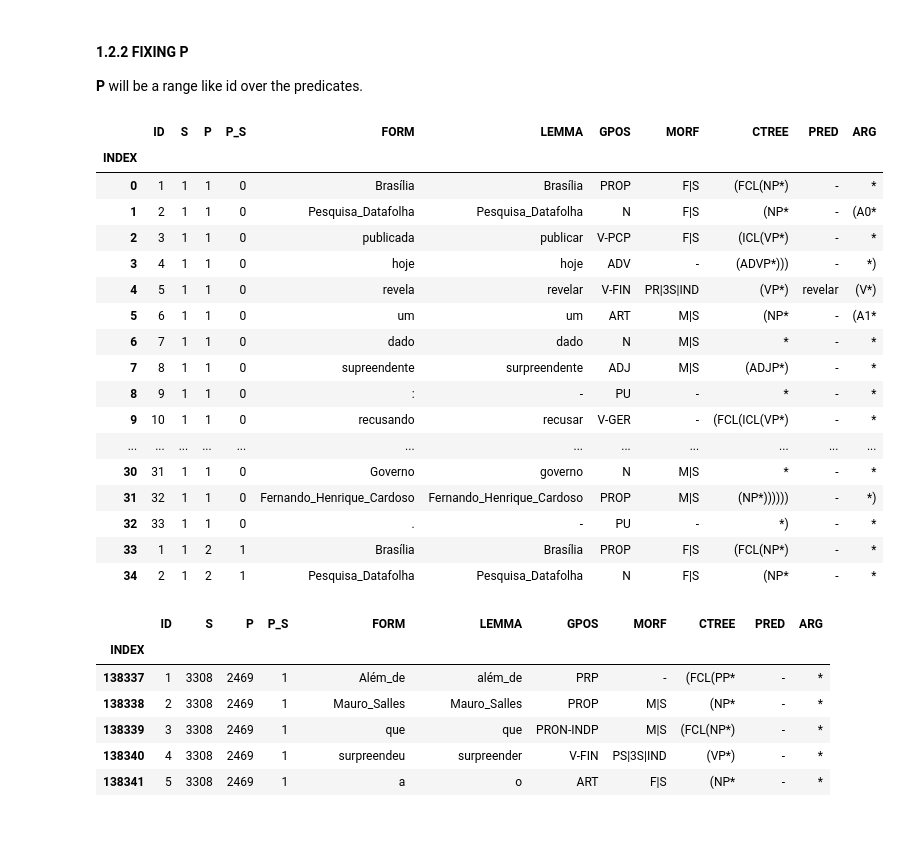
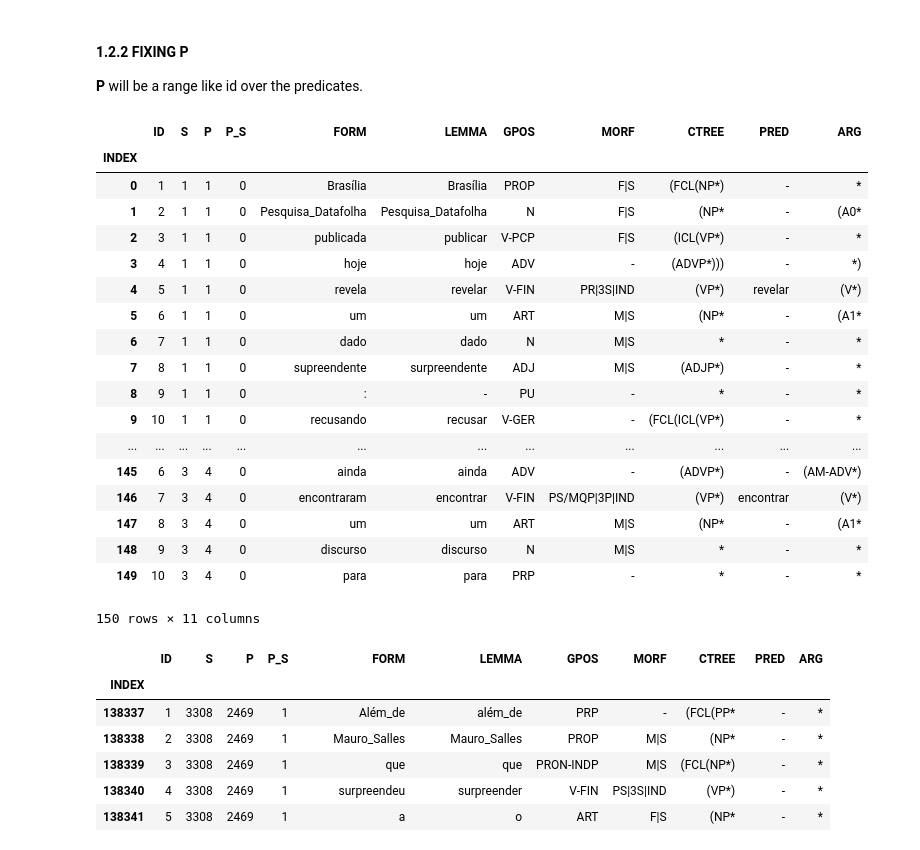
Before and after one commit to guilhermevarela/deep_srlbr, a Jupyter notebook: notebooks/01 PropBankBr Builder v1.0.ipynb, the cells around one changed output. Cells and saved outputs as stored; diff of their text form; code cells hidden in the pictures.

```diff
--- a/notebooks/01 PropBankBr Builder v1.0.ipynb
+++ b/notebooks/01 PropBankBr Builder v1.0.ipynb
@@ -174,26 +174,27 @@ def fix_p(df):
     return df
 # %%
 df = fix_p(df)
-df.head(35)
+df.head(150)
 # %% [output]
 |  | ID | S | P | P_S | FORM | LEMMA | GPOS | MORF | CTREE | PRED | ARG |
 | INDEX |  |  |  |  |  |  |  |  |  |  |  |
 | 0 | 1 | 1 | 1 | 0 | Brasília | Brasília | PROP | F|S | (FCL(NP*) | - | * |
 | 1 | 2 | 1 | 1 | 0 | Pesquisa_Datafolha | Pesquisa_Datafolha | N | F|S | (NP* | - | (A0* |
 | 2 | 3 | 1 | 1 | 0 | publicada | publicar | V-PCP | F|S | (ICL(VP*) | - | * |
 | 3 | 4 | 1 | 1 | 0 | hoje | hoje | ADV | - | (ADVP*))) | - | *) |
 | 4 | 5 | 1 | 1 | 0 | revela | revelar | V-FIN | PR|3S|IND | (VP*) | revelar | (V*) |
 | 5 | 6 | 1 | 1 | 0 | um | um | ART | M|S | (NP* | - | (A1* |
 | 6 | 7 | 1 | 1 | 0 | dado | dado | N | M|S | * | - | * |
 | 7 | 8 | 1 | 1 | 0 | supreendente | surpreendente | ADJ | M|S | (ADJP*) | - | * |
 | 8 | 9 | 1 | 1 | 0 | : | - | PU | - | * | - | * |
 | 9 | 10 | 1 | 1 | 0 | recusando | recusar | V-GER | - | (FCL(ICL(VP*) | - | * |
 | ... | ... | ... | ... | ... | ... | ... | ... | ... | ... | ... | ... |
-| 30 | 31 | 1 | 1 | 0 | Governo | governo | N | M|S | * | - | * |
-| 31 | 32 | 1 | 1 | 0 | Fernando_Henrique_Cardoso | Fernando_Henrique_Cardoso | PROP | M|S | (NP*)))))) | - | *) |
-| 32 | 33 | 1 | 1 | 0 | . | - | PU | - | *) | - | * |
-| 33 | 1 | 1 | 2 | 1 | Brasília | Brasília | PROP | F|S | (FCL(NP*) | - | * |
-| 34 | 2 | 1 | 2 | 1 | Pesquisa_Datafolha | Pesquisa_Datafolha | N | F|S | (NP* | - | * |
+| 145 | 6 | 3 | 4 | 0 | ainda | ainda | ADV | - | (ADVP*) | - | (AM-ADV*) |
+| 146 | 7 | 3 | 4 | 0 | encontraram | encontrar | V-FIN | PS/MQP|3P|IND | (VP*) | encontrar | (V*) |
+| 147 | 8 | 3 | 4 | 0 | um | um | ART | M|S | (NP* | - | (A1* |
+| 148 | 9 | 3 | 4 | 0 | discurso | discurso | N | M|S | * | - | * |
+| 149 | 10 | 3 | 4 | 0 | para | para | PRP | - | * | - | * |
+150 rows × 11 columns
 # %%
 df1.tail(35)
 # %% [output]
```
Also changed, not shown: 1 other file.
